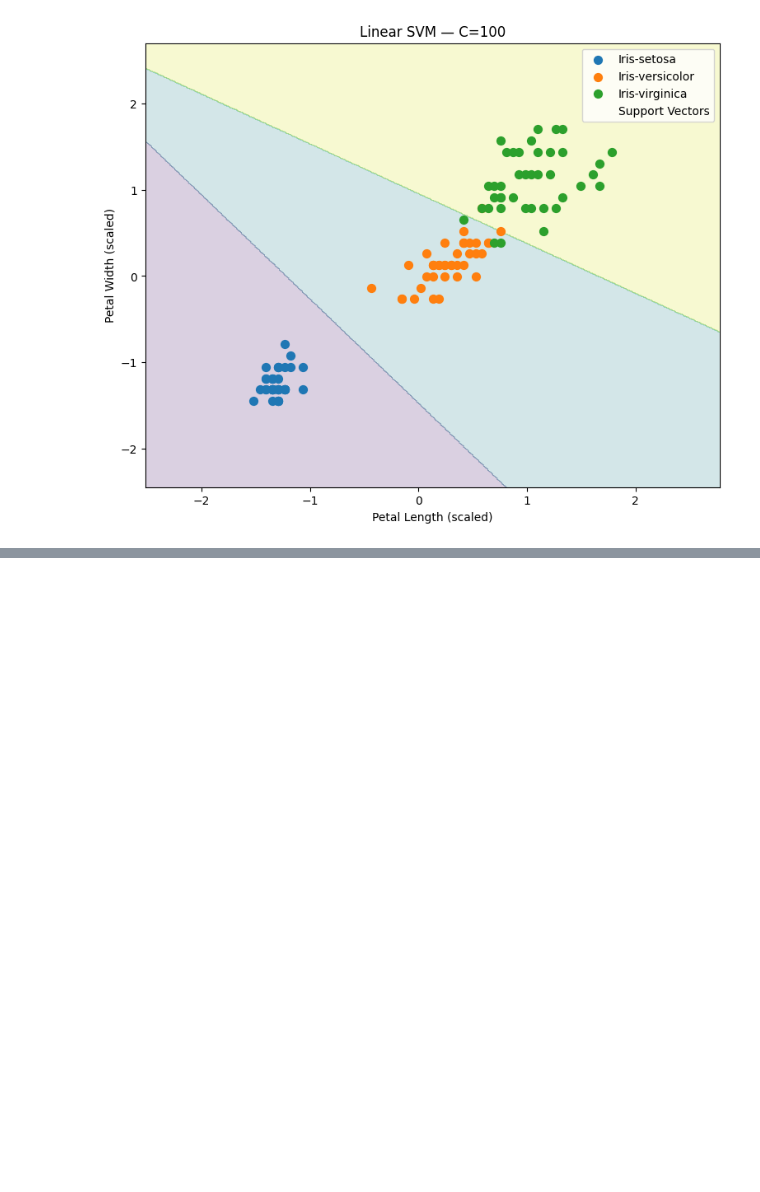
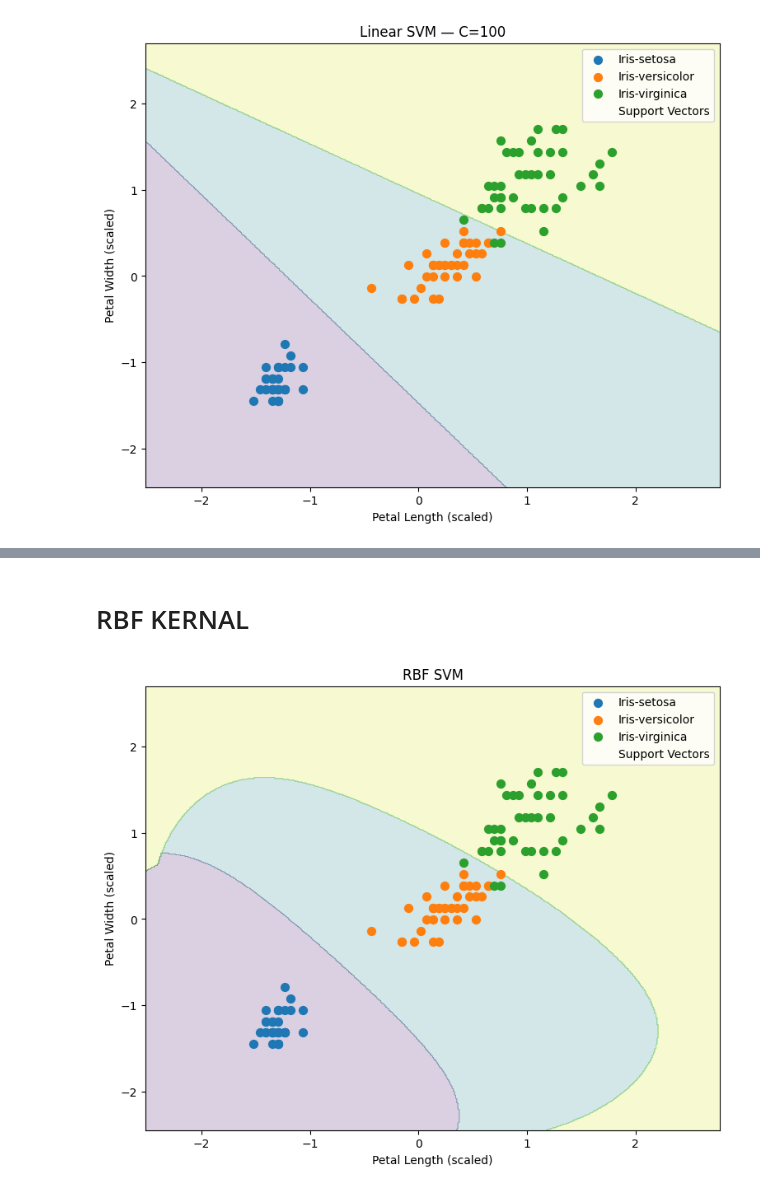
Before and after one commit to amandx36/GradientForge, a Jupyter notebook: SupportVectorMachine/notebook/svm.ipynb, the cells around one changed output, grey strips where cells are left out. Saved outputs shown, nothing was run; the diff lists cells and outputs as text; code cells hidden in the pictures; blank space fills up the shorter version.

```diff
--- a/SupportVectorMachine/notebook/svm.ipynb
+++ b/SupportVectorMachine/notebook/svm.ipynb
@@ -403,0 +464,22 @@ for C in [0.01, 1, 100]:
+# %% [markdown]
+# RBF KERNAL
+# %%
+rbf_svm = SVC(
+    kernel="rbf",
+    C=1,
+    gamma="scale"
+)
+
+rbf_svm.fit(
+    X2_train_scaled,
+    y2_train
+)
+
+plot_svm_regions(
+    rbf_svm,
+    X2_train_scaled,
+    y2_train,
+    "RBF SVM"
+)
+# %% [output]
+[figure, added]
```
Also changed, not shown: parts of 11 cells of this notebook.
